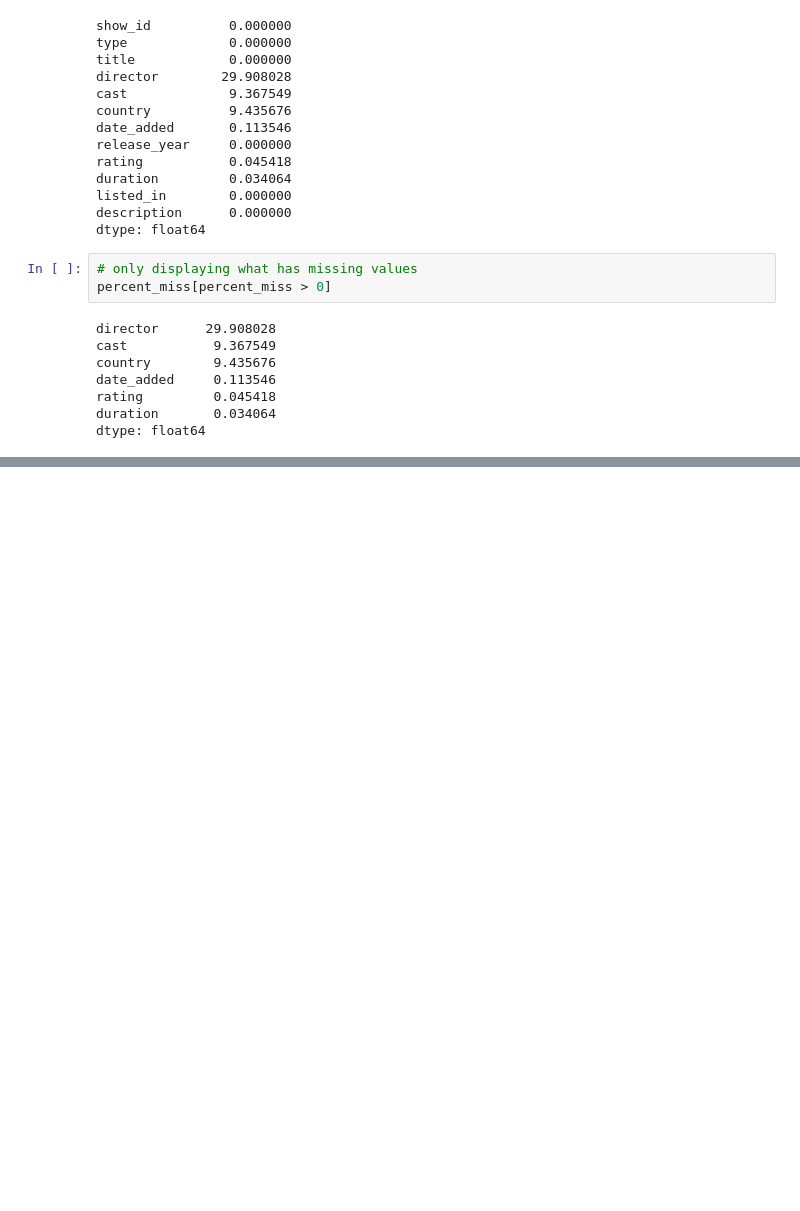
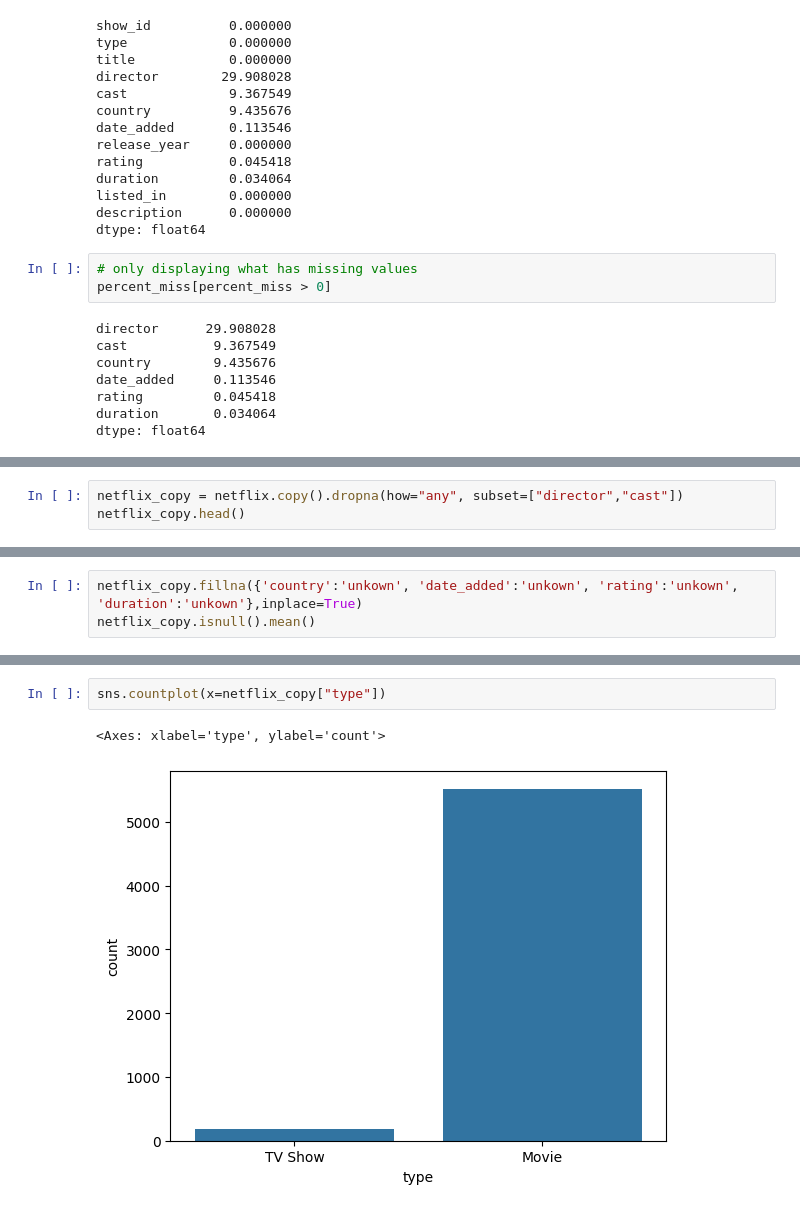
Before and after one commit to vNullptr/netflix-eda, a Jupyter notebook: notebook.ipynb, the cells around one changed output, grey strips where cells are left out. Saved outputs shown, nothing was run; the diff lists cells and outputs as text; blank space fills up the shorter version.

```diff
--- a/notebook.ipynb
+++ b/notebook.ipynb
@@ -132,0 +145,3 @@ dtype: float64
+# %%
+netflix_copy = netflix.copy().dropna(how="any", subset=["director","cast"])
+netflix_copy.head()
@@ -132,0 +155,3 @@ dtype: float64
+# %%
+netflix_copy.fillna({'country':'unkown', 'date_added':'unkown', 'rating':'unkown', 'duration':'unkown'},inplace=True)
+netflix_copy.isnull().mean()
@@ -132,0 +191,5 @@ dtype: float64
+# %%
+sns.countplot(x=netflix_copy["type"])
+# %% [output]
+<Axes: xlabel='type', ylabel='count'>
+[figure, added]
```
Also changed, not shown: parts of 13 cells of this notebook.
